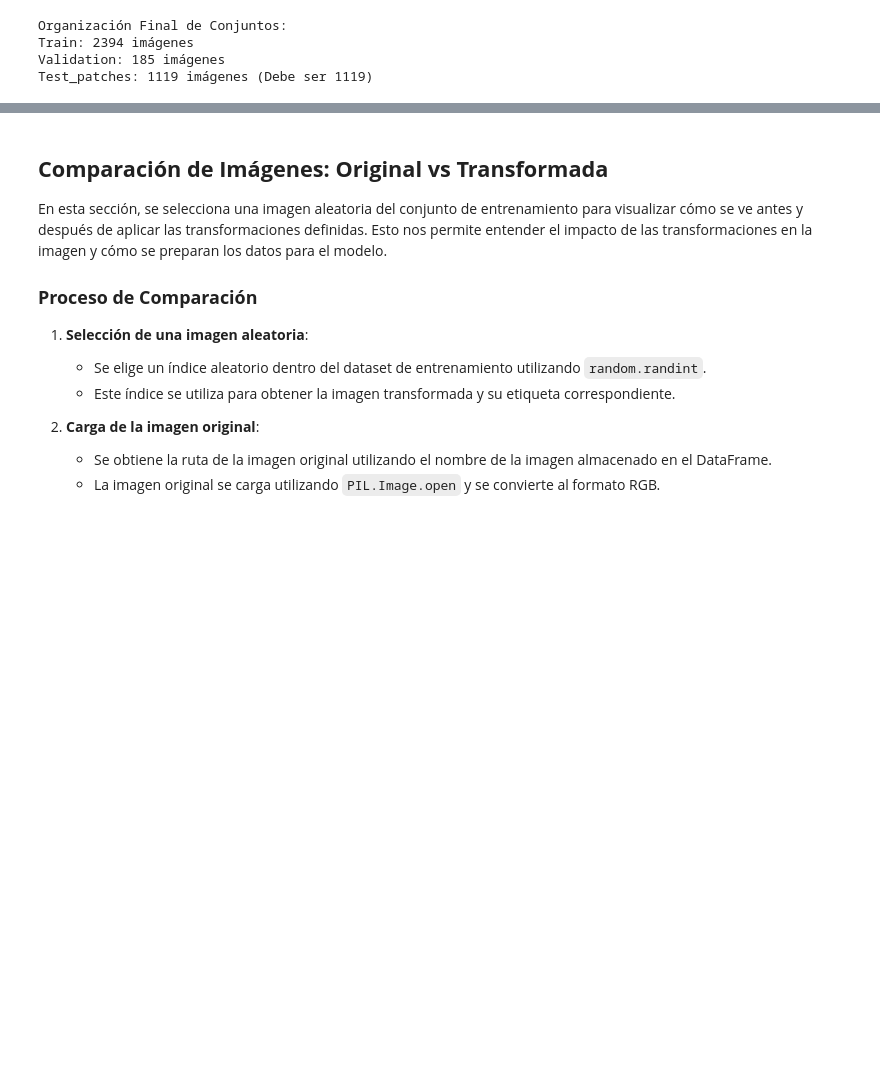
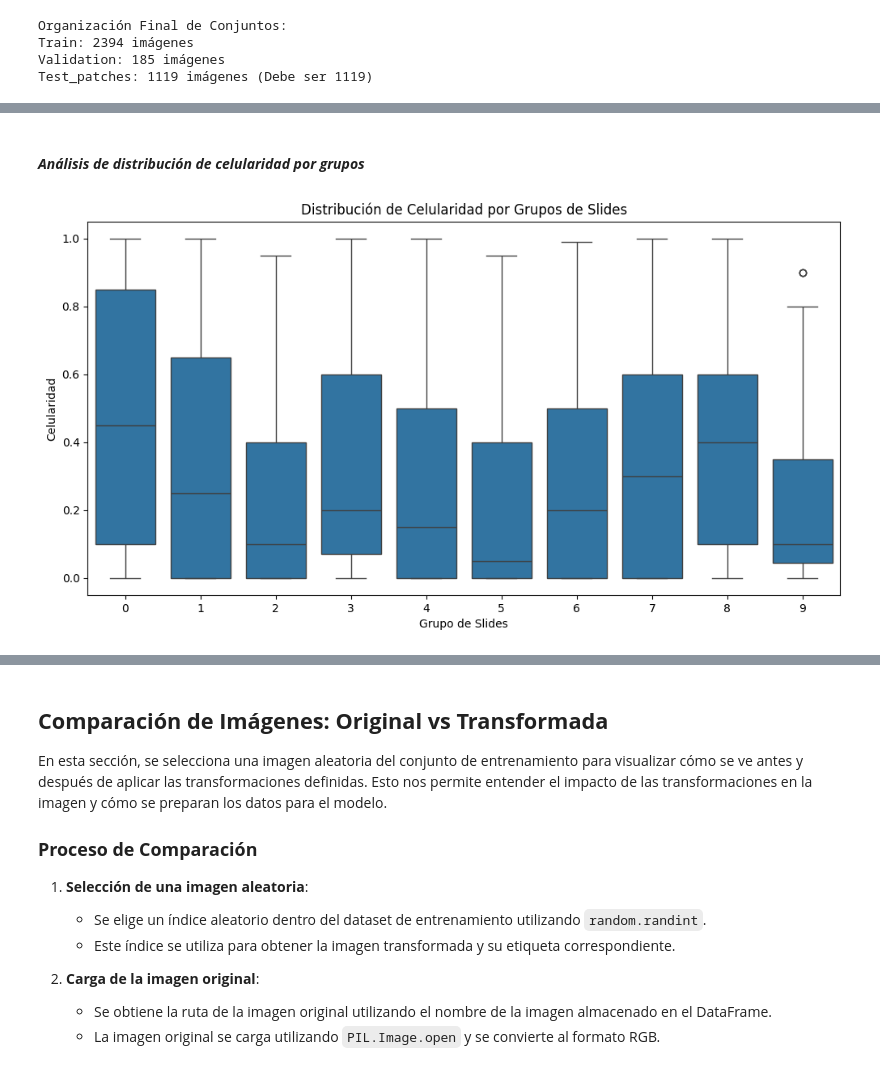
Before and after one commit to Locotin/ProyectoSistemasInteligentes, a Jupyter notebook: notebook2.ipynb, the cells around one changed output, grey strips where cells are left out. Saved outputs shown, nothing was run; the diff lists cells and outputs as text; code cells hidden in the pictures; blank space fills up the shorter version.

```diff
--- a/notebook2.ipynb
+++ b/notebook2.ipynb
@@ -233,0 +363,12 @@ test_loader = DataLoader(test_dataset, batch_size=16, shuffle=False)
+# %% [markdown]
+#### ***Análisis de distribución de celularidad por grupos***
+# %%
+df_train["slide_group"] = pd.qcut(df_train["slide"], q=10, labels=False)  # Divide en 10 grupos
+plt.figure(figsize=(12, 6))
+sns.boxplot(x=df_train["slide_group"], y=df_train["y"])
+plt.title("Distribución de Celularidad por Grupos de Slides")
+plt.xlabel("Grupo de Slides")
+plt.ylabel("Celularidad")
+plt.show()
+# %% [output]
+[figure, added]
```
Also changed, not shown: parts of 22 cells of this notebook.
